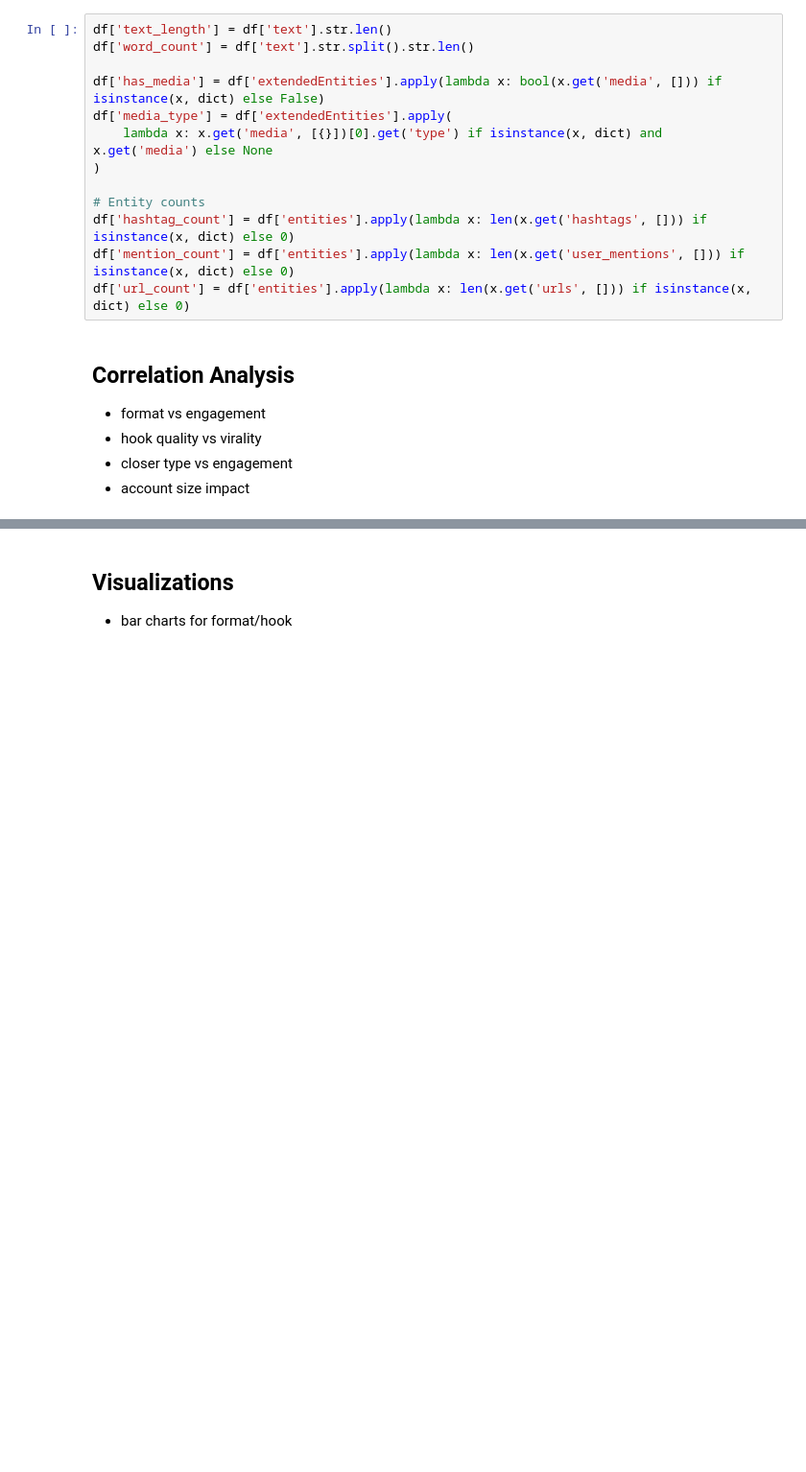
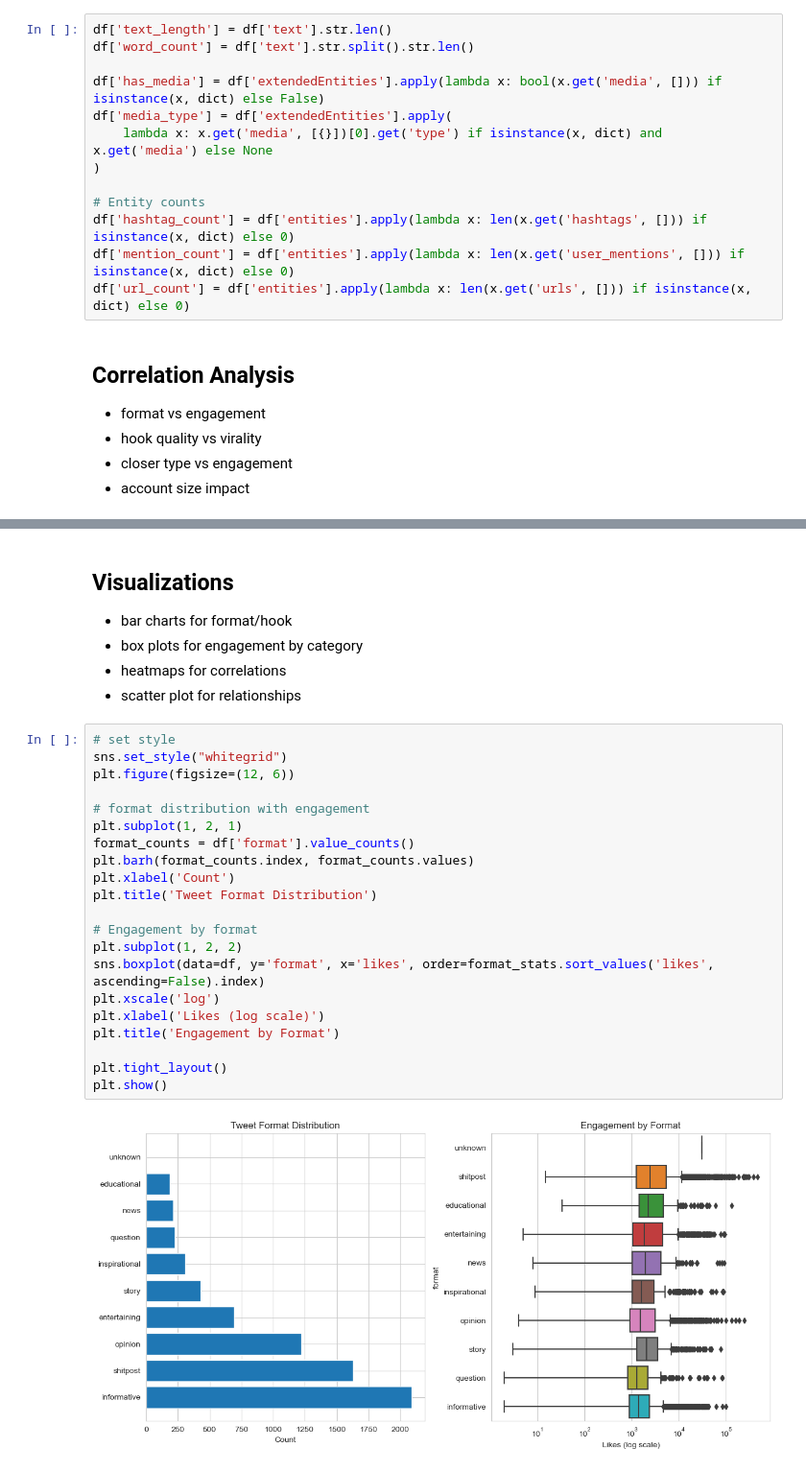
Before and after one commit to iwaju-labs/brandalyze, a Jupyter notebook: apps/backend/ml_data/tweet_analysis.ipynb, the cells around one changed output, grey strips where cells are left out. Shown at 96% size. Drawn from its saved outputs; the diff is of its cells as text; blank space fills up the shorter version.

Commit message:
add: comprehensive data analysis

```diff
--- a/apps/backend/ml_data/tweet_analysis.ipynb
+++ b/apps/backend/ml_data/tweet_analysis.ipynb
@@ -142,3 +197,29 @@ print(hook_stats)
 # %% [markdown]
 ## Visualizations
 - bar charts for format/hook
+- box plots for engagement by category
+- heatmaps for correlations
+- scatter plot for relationships
+# %%
+# set style
+sns.set_style("whitegrid")
+plt.figure(figsize=(12, 6))
+
+# format distribution with engagement
+plt.subplot(1, 2, 1)
+format_counts = df['format'].value_counts()
+plt.barh(format_counts.index, format_counts.values)
+plt.xlabel('Count')
+plt.title('Tweet Format Distribution')
+
+# Engagement by format
+plt.subplot(1, 2, 2)
+sns.boxplot(data=df, y='format', x='likes', order=format_stats.sort_values('likes', ascending=False).index)
+plt.xscale('log')
+plt.xlabel('Likes (log scale)')
+plt.title('Engagement by Format')
+
+plt.tight_layout()
+plt.show()
+# %% [output]
+[figure, added]
```
Also changed, not shown: parts of 22 cells of this notebook.
